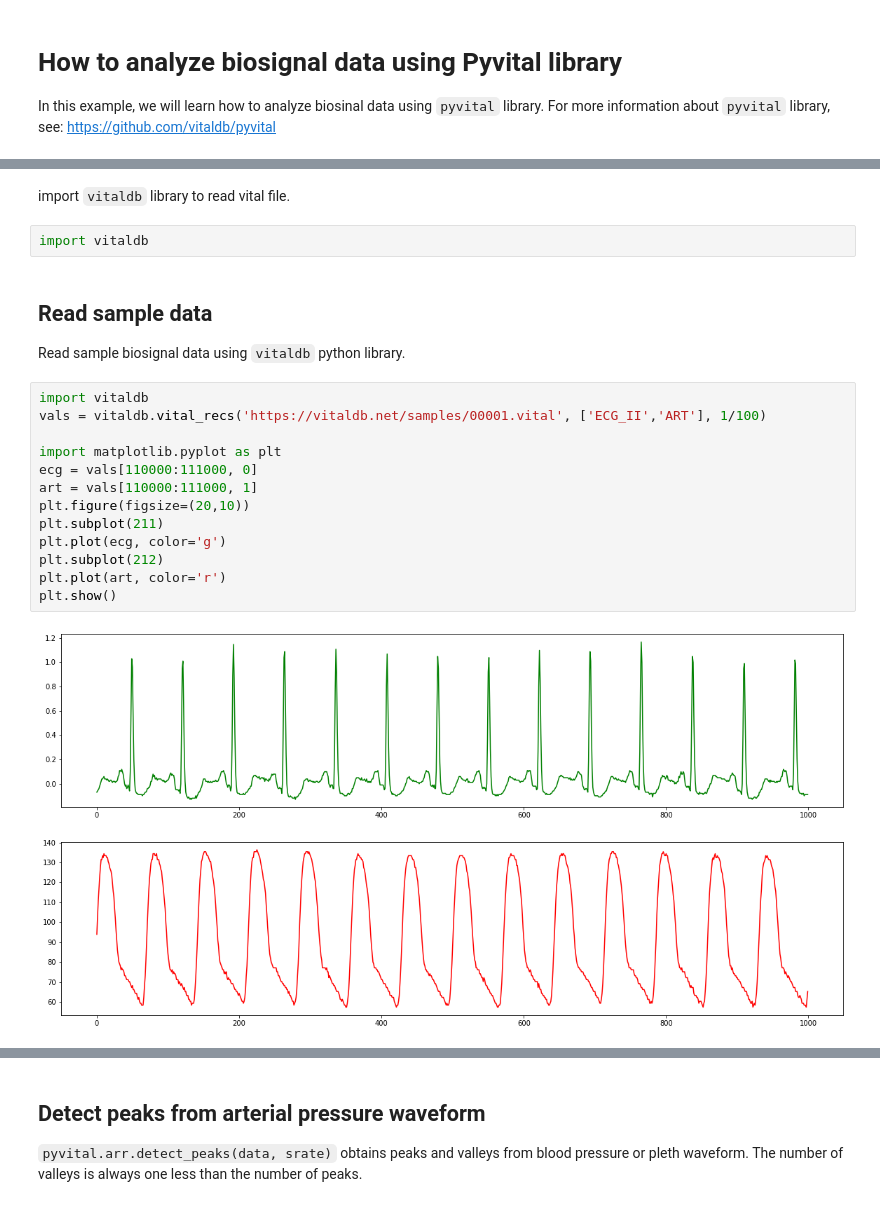
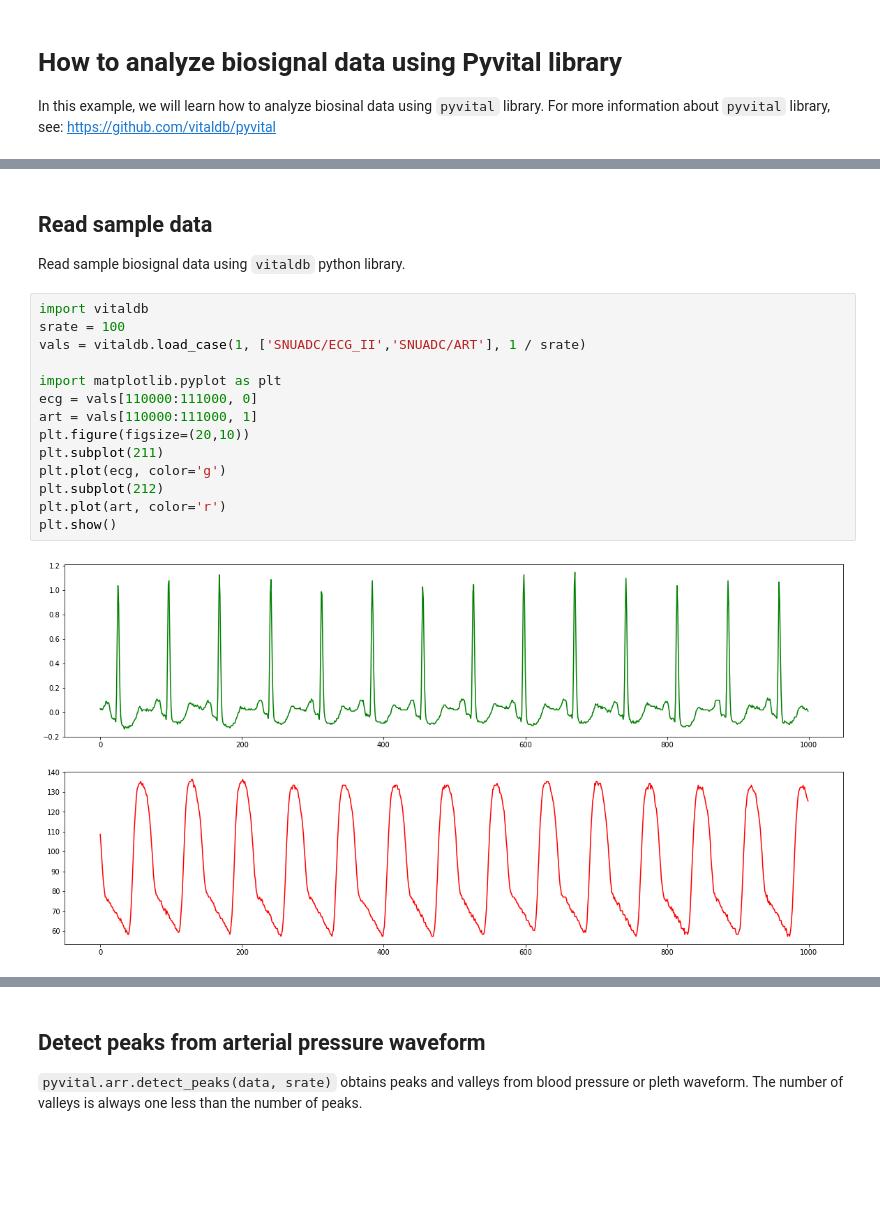
Before and after one commit to vitaldb/examples, a Jupyter notebook: pyvital.ipynb, the cells around one changed output, grey strips where cells are left out. Cells and saved outputs as stored; diff of their text form; blank space fills up the shorter version.

```diff
--- a/pyvital.ipynb
+++ b/pyvital.ipynb
@@ -25,24 +29,21 @@ Requirement already satisfied: websockets>=10.0 in /usr/local/lib/python3.7/dist
-# %% [markdown]
-import `vitaldb` library to read vital file.
-# %%
-import vitaldb
 # %% [markdown]
 ## Read sample data
 Read sample biosignal data using `vitaldb` python library.
 # %%
 import vitaldb
-vals = vitaldb.vital_recs('https://vitaldb.net/samples/00001.vital', ['ECG_II','ART'], 1/100)
+srate = 100
+vals = vitaldb.load_case(1, ['SNUADC/ECG_II','SNUADC/ART'], 1 / srate)
 
 import matplotlib.pyplot as plt
 ecg = vals[110000:111000, 0]
 art = vals[110000:111000, 1]
 plt.figure(figsize=(20,10))
 plt.subplot(211)
 plt.plot(ecg, color='g')
 plt.subplot(212)
 plt.plot(art, color='r')
 plt.show()
 # %% [output]
-[figure, old version]
+[figure, new version]
 # %% [markdown]
 ## Detect R peak from ECG
```
Also changed, not shown: parts of 12 cells of this notebook.
